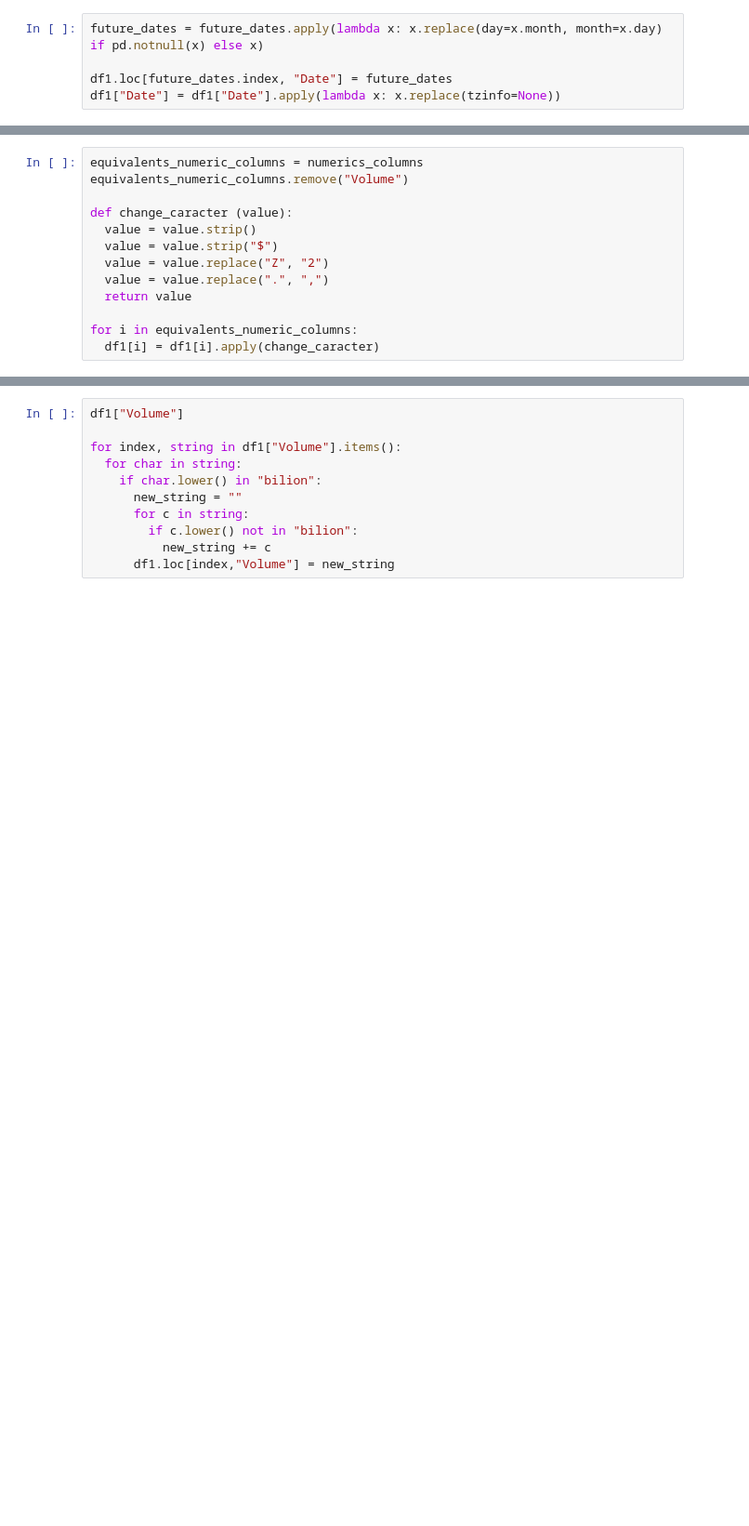
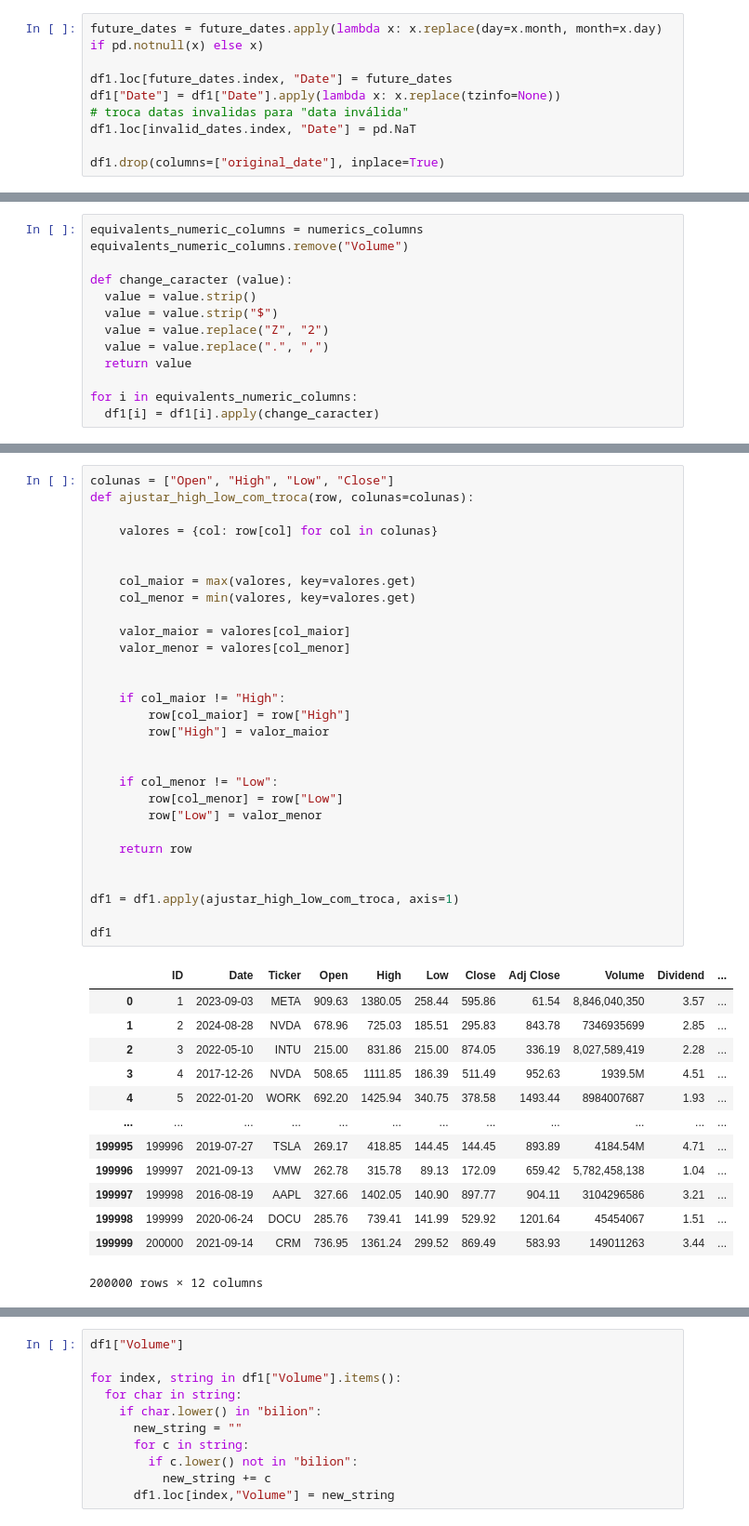
Before and after one commit to Artur-Mac/AnaliseDadosFinanceiros, a Jupyter notebook: CleaningData.ipynb, the cells around one changed output, grey strips where cells are left out. Shown: that part at 93% size. Cells and saved outputs as stored; diff of their text form; blank space fills up the shorter version.

```diff
--- a/CleaningData.ipynb
+++ b/CleaningData.ipynb
@@ -114,6 +92,10 @@ future_dates = future_dates.apply(lambda x: x.replace(day=x.month, month=x.day)
 
 df1.loc[future_dates.index, "Date"] = future_dates
 df1["Date"] = df1["Date"].apply(lambda x: x.replace(tzinfo=None))
+# troca datas invalidas para "data inválida"
+df1.loc[invalid_dates.index, "Date"] = pd.NaT
+
+df1.drop(columns=["original_date"], inplace=True)
 # %%
 ticker_counts = df1['Ticker'].value_counts()
 print(ticker_counts.describe())
@@ -325,3 +254,46 @@ Date
+# %%
+colunas = ["Open", "High", "Low", "Close"]
+def ajustar_high_low_com_troca(row, colunas=colunas):
+
+    valores = {col: row[col] for col in colunas}
+
+
+    col_maior = max(valores, key=valores.get)
+    col_menor = min(valores, key=valores.get)
+
+    valor_maior = valores[col_maior]
+    valor_menor = valores[col_menor]
+
+
+    if col_maior != "High":
+        row[col_maior] = row["High"]
+        row["High"] = valor_maior
+
+
+    if col_menor != "Low":
+        row[col_menor] = row["Low"]
+        row["Low"] = valor_menor
+
+    return row
+
+
+df1 = df1.apply(ajustar_high_low_com_troca, axis=1)
+
+df1
+# %% [output]
+|  | ID | Date | Ticker | Open | High | Low | Close | Adj Close | Volume | Dividend | ... |
+| 0 | 1 | 2023-09-03 | META | 909.63 | 1380.05 | 258.44 | 595.86 | 61.54 | 8,846,040,350 | 3.57 | ... |
+| 1 | 2 | 2024-08-28 | NVDA | 678.96 | 725.03 | 185.51 | 295.83 | 843.78 | 7346935699 | 2.85 | ... |
+| 2 | 3 | 2022-05-10 | INTU | 215.00 | 831.86 | 215.00 | 874.05 | 336.19 | 8,027,589,419 | 2.28 | ... |
+| 3 | 4 | 2017-12-26 | NVDA | 508.65 | 1111.85 | 186.39 | 511.49 | 952.63 | 1939.5M | 4.51 | ... |
+| 4 | 5 | 2022-01-20 | WORK | 692.20 | 1425.94 | 340.75 | 378.58 | 1493.44 | 8984007687 | 1.93 | ... |
+| ... | ... | ... | ... | ... | ... | ... | ... | ... | ... | ... | ... |
+| 199995 | 199996 | 2019-07-27 | TSLA | 269.17 | 418.85 | 144.45 | 144.45 | 893.89 | 4184.54M | 4.71 | ... |
+| 199996 | 199997 | 2021-09-13 | VMW | 262.78 | 315.78 | 89.13 | 172.09 | 659.42 | 5,782,458,138 | 1.04 | ... |
+| 199997 | 199998 | 2016-08-19 | AAPL | 327.66 | 1402.05 | 140.90 | 897.77 | 904.11 | 3104296586 | 3.21 | ... |
+| 199998 | 199999 | 2020-06-24 | DOCU | 285.76 | 739.41 | 141.99 | 529.92 | 1201.64 | 45454067 | 1.51 | ... |
+| 199999 | 200000 | 2021-09-14 | CRM | 736.95 | 1361.24 | 299.52 | 869.49 | 583.93 | 149011263 | 3.44 | ... |
+200000 rows × 12 columns
 # %%
 get_non_numeric_characters(df1["Volume"].apply( lambda x: x.strip()))
 # %% [output]
```
Also changed, not shown: parts of 31 cells of this notebook, 1 other file.
